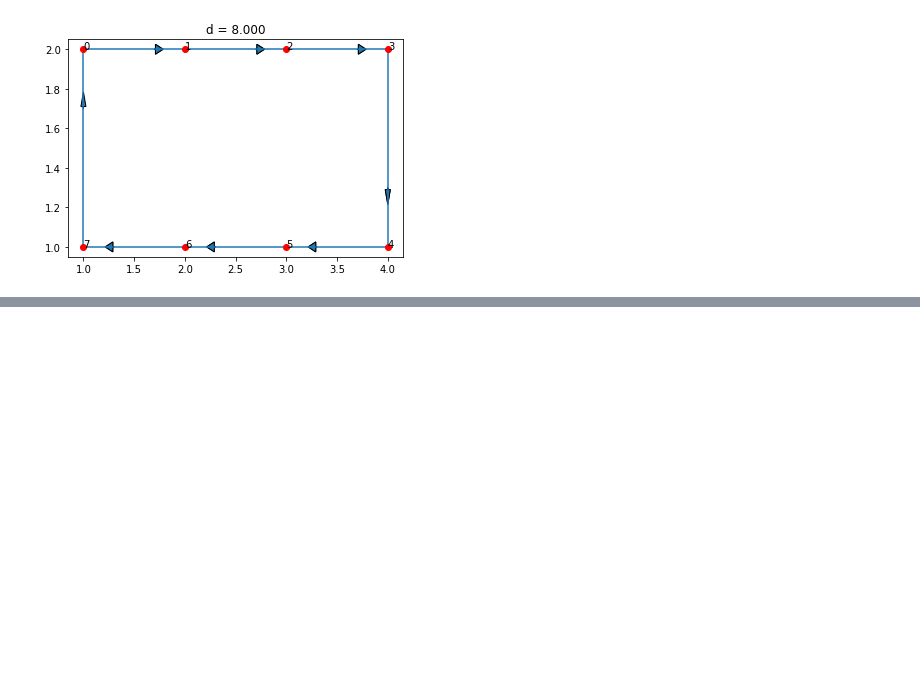
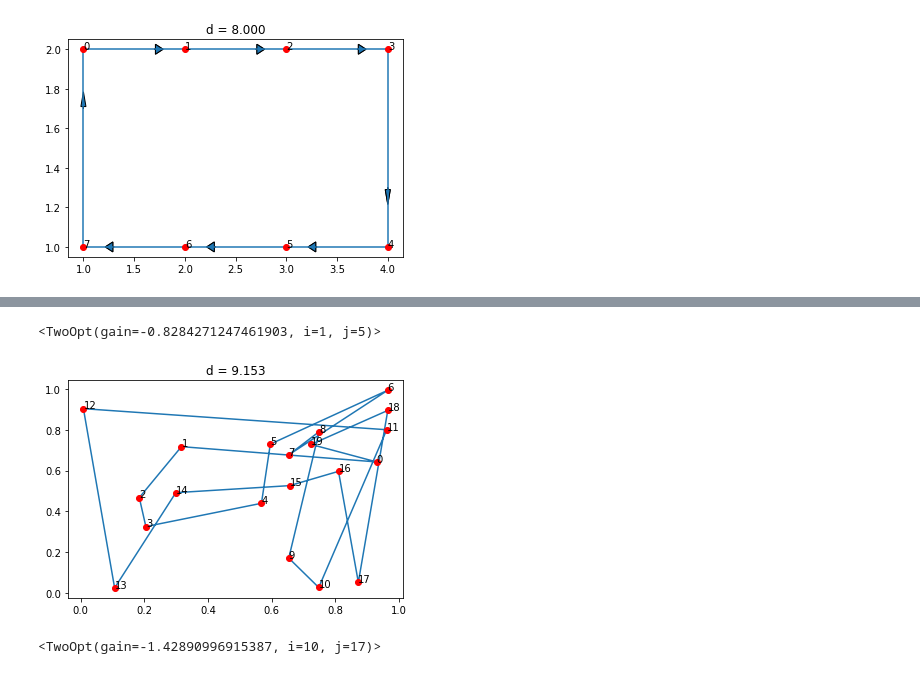
Before and after one commit to jvkersch/notebooks, a Jupyter notebook: 2-opt.ipynb, the cells around one changed output, grey strips where cells are left out. Drawn from its saved outputs; the diff is of its cells as text; code cells hidden in the pictures; blank space fills up the shorter version.

Commit message:
MAINT: 2-opt plots

```diff
--- a/2-opt.ipynb
+++ b/2-opt.ipynb
@@ -114,0 +25,3 @@ def two_opt(tour, v0, v1):
+# %%
+def get_distances(xs, ys):
+    return squareform(pdist(np.column_stack((xs, ys))))
@@ -115,3 +132,18 @@ def two_opt(tour, v0, v1):
+# %%
+def plot_tour(tour, ax=None, title=None, arrows=True):
+    if ax is None:
+        _, ax = plt.subplots()
+    axs = np.hstack([tour.xs, tour.xs[0]])
+    ays = np.hstack([tour.ys, tour.ys[0]])
+    ax.plot(axs, ays)
+    ax.plot(tour.xs, tour.ys, 'ro')
+    for i, x, y in zip(tour.vertices, tour.xs, tour.ys):
+        ax.annotate(i, (x, y))
+    if arrows:
+        add_arrows(ax, 0.05)
+    if title is None:
+        title = f"d = {tour.distance:.03f}"
+    ax.set_title(title)
 # %%
 prng = np.random.RandomState(seed=12345)
 
@@ -133,0 +190,16 @@ t.plot()
+# %%
+opt
+# %% [output]
+<TwoOpt(gain=-0.8284271247461903, i=1, j=5)>
+# %%
+prng = np.random.RandomState(seed=12345)
+
+xs = prng.uniform(size=20)
+ys = prng.uniform(size=20)
+
+dist = get_distances(xs, ys)
+# %%
+tour = Tour(xs, ys, dist)
+plot_tour(tour, arrows=False)
+# %% [output]
+[figure, added]
@@ -133,0 +208,4 @@ t.plot()
+# %%
+opt
+# %% [output]
+<TwoOpt(gain=-1.42890996915387, i=10, j=17)>
```
Also changed, not shown: parts of 35 cells of this notebook.
